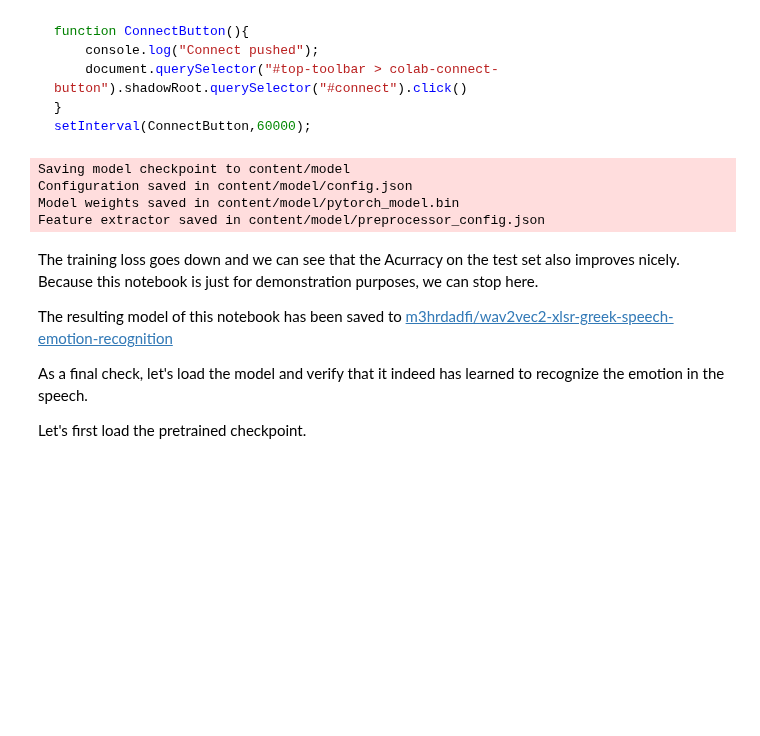
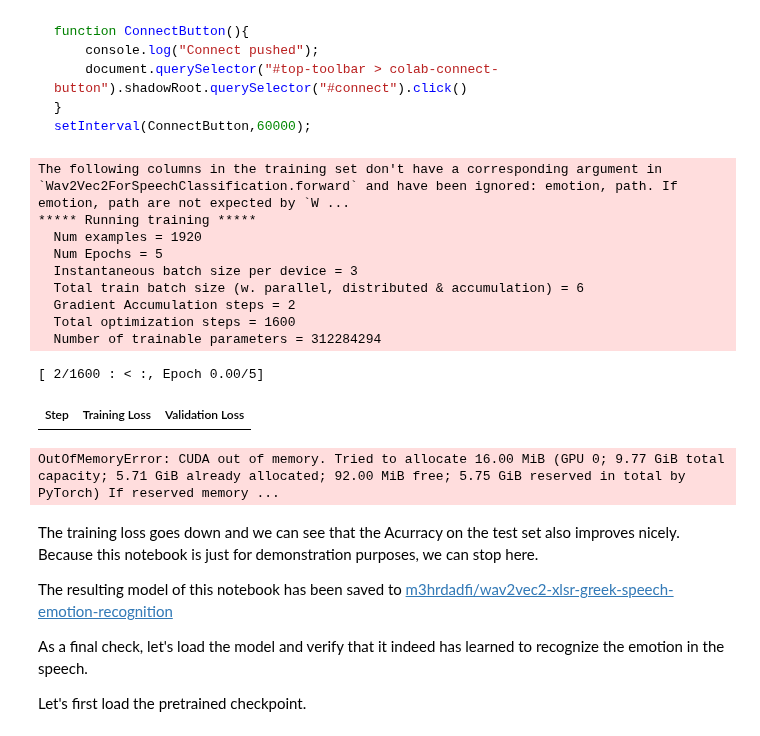
Before and after one commit to BlackFox1197/masterarbeit_programming, a Jupyter notebook: notebooks/Emotion_recognition_in_Greek_speech_using_Wav2Vec2.ipynb, the cells around one changed output. Cells and saved outputs as stored; diff of their text form; code cells hidden in the pictures; blank space fills up the shorter version.

````diff
--- a/notebooks/Emotion_recognition_in_Greek_speech_using_Wav2Vec2.ipynb
+++ b/notebooks/Emotion_recognition_in_Greek_speech_using_Wav2Vec2.ipynb
@@ -344,13 +321,17 @@ def preprocess_function(examples):
 # %%
 train_dataset = train_dataset.map(
     preprocess_function,
-    batch_size=50,
+    batch_size=20,
     batched=True,
     #num_proc=4
 )
 eval_dataset = eval_dataset.map(
     preprocess_function,
-    batch_size=50,
+    batch_size=20,
     batched=True,
     #num_proc=4
 )
+
+
+# train_dataset.load_from_disk(dataset_path="content/datasets/trainSet")
+# eval_dataset.load_from_disk(dataset_path="content/datasets/evalSet")
@@ -451,11 +452,11 @@ from transformers import TrainingArguments
 training_args = TrainingArguments(
     output_dir="content/models",
     # output_dir="/content/gdrive/MyDrive/wav2vec2-xlsr-greek-speech-emotion-recognition"
-    per_device_train_batch_size=4,
-    per_device_eval_batch_size=4,
+    per_device_train_batch_size=3,
+    per_device_eval_batch_size=3,
     gradient_accumulation_steps=2,
     evaluation_strategy="steps",
-    num_train_epochs=10.0,
+    num_train_epochs=5.0,
     fp16=True,
     save_steps=10,
     eval_steps=10,
@@ -489,20 +490,30 @@ function ConnectButton(){
 setInterval(ConnectButton,60000);
 ```
 # %%
+import gc
+
+gc.collect()
 torch.cuda.empty_cache()
-
-#trainer.train()
+trainer.train()
+# %% [output]
+The following columns in the training set don't have a corresponding argument in `Wav2Vec2ForSpeechClassification.forward` and have been ignored: emotion, path. If emotion, path are not expected by `W ...
+***** Running training *****
+  Num examples = 1920
+  Num Epochs = 5
+  Instantaneous batch size per device = 3
+  Total train batch size (w. parallel, distributed & accumulation) = 6
+  Gradient Accumulation steps = 2
+  Total optimization steps = 1600
+  Number of trainable parameters = 312284294
+[ 2/1600 : < :, Epoch 0.00/5]
+| Step | Training Loss | Validation Loss |
+OutOfMemoryError: CUDA out of memory. Tried to allocate 16.00 MiB (GPU 0; 9.77 GiB total capacity; 5.71 GiB already allocated; 92.00 MiB free; 5.75 GiB reserved in total by PyTorch) If reserved memory ...
 # %%
 import torch
 #torch.cuda.memory_allocated()
 torch.cuda.empty_cache()
 # %%
-trainer.save_model(output_dir='content/model')
+trainer.save_model(output_dir='content/modelTess')
-# %% [output]
-Saving model checkpoint to content/model
-Configuration saved in content/model/config.json
-Model weights saved in content/model/pytorch_model.bin
-Feature extractor saved in content/model/preprocessor_config.json
 # %% [markdown]
 The training loss goes down and we can see that the Acurracy on the test set also improves nicely. Because this notebook is just for demonstration purposes, we can stop here.
 
````
Also changed, not shown: parts of 29 cells of this notebook, 3 other files.
